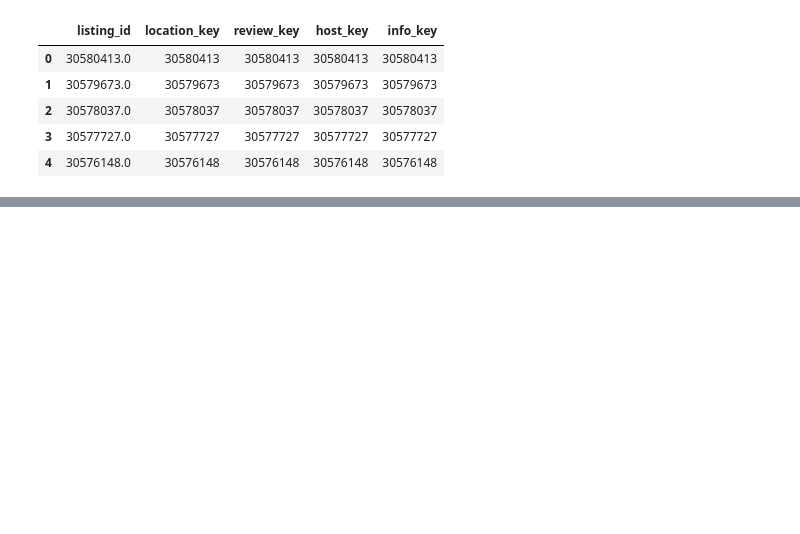
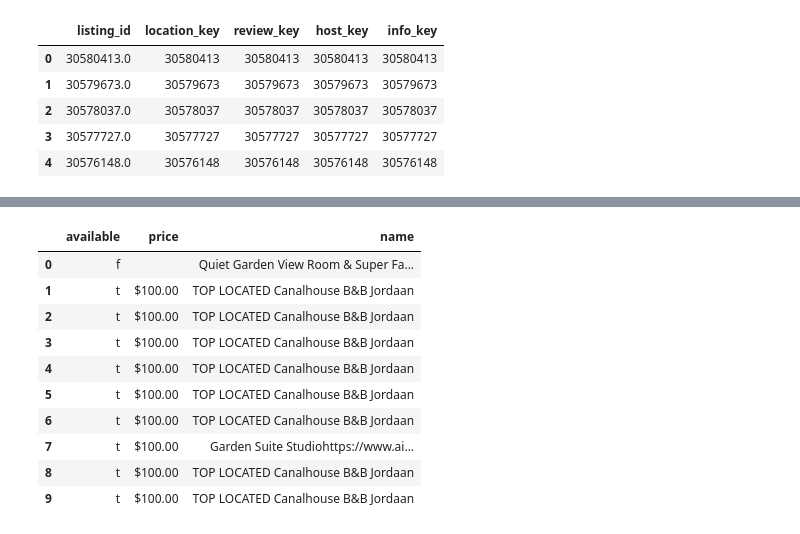
Before and after one commit to idjey/DEtheHardWay, a Jupyter notebook: airBnb_dataModeling.ipynb, the cells around one changed output, grey strips where cells are left out. Saved outputs shown, nothing was run; the diff lists cells and outputs as text; code cells hidden in the pictures; blank space fills up the shorter version.

```diff
--- a/airBnb_dataModeling.ipynb
+++ b/airBnb_dataModeling.ipynb
@@ -652,0 +701,19 @@ queryBase(testExample2)
+# %%
+testComplicated2 = """SELECT c.available, c.price, di.name
+                    FROM dim_information AS di
+                    JOIN dim_calendar AS c ON di.info_id = c.listing_id
+                    ORDER BY price ASC
+                    LIMIT 10;"""
+queryBase(testComplicated2)
+# %% [output]
+|  | available | price | name |
+| 0 | f |  | Quiet Garden View Room & Super Fa... |
+| 1 | t | $100.00 | TOP LOCATED Canalhouse B&B Jordaan |
+| 2 | t | $100.00 | TOP LOCATED Canalhouse B&B Jordaan |
+| 3 | t | $100.00 | TOP LOCATED Canalhouse B&B Jordaan |
+| 4 | t | $100.00 | TOP LOCATED Canalhouse B&B Jordaan |
+| 5 | t | $100.00 | TOP LOCATED Canalhouse B&B Jordaan |
+| 6 | t | $100.00 | TOP LOCATED Canalhouse B&B Jordaan |
+| 7 | t | $100.00 | Garden Suite Studiohttps://www.ai... |
+| 8 | t | $100.00 | TOP LOCATED Canalhouse B&B Jordaan |
+| 9 | t | $100.00 | TOP LOCATED Canalhouse B&B Jordaan |
```
Also changed, not shown: parts of 33 cells of this notebook.
